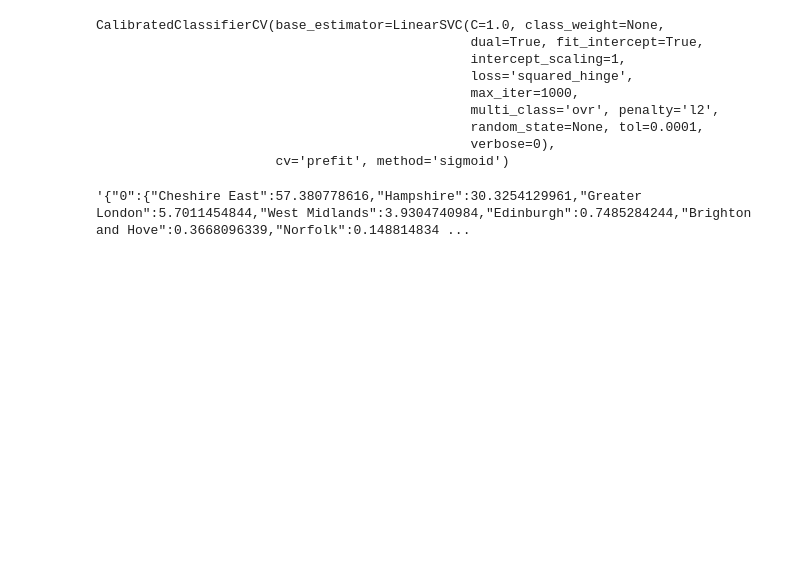
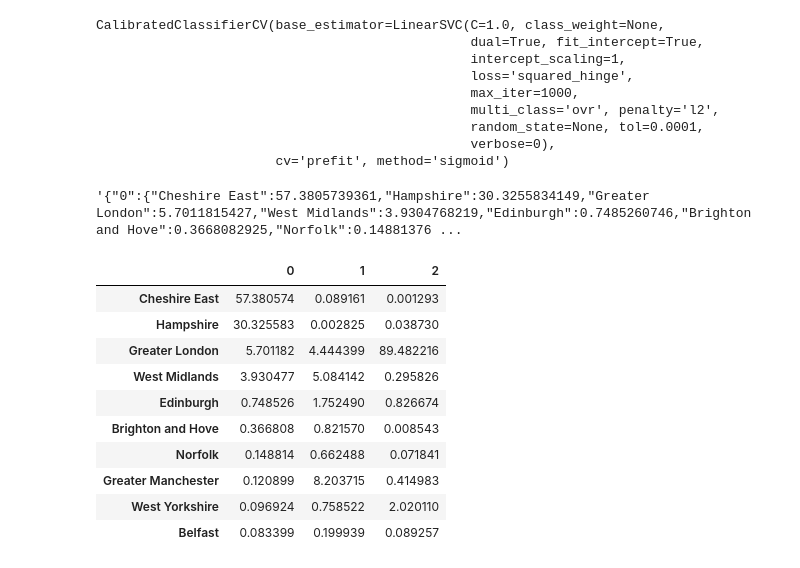
Before and after one commit to rmsreis/tweet-classifier, a Jupyter notebook: notebooks/Classification_Models.ipynb, the cells around one changed output. Cells and saved outputs as stored; diff of their text form; code cells hidden in the pictures; blank space fills up the shorter version.

```diff
--- a/notebooks/Classification_Models.ipynb
+++ b/notebooks/Classification_Models.ipynb
@@ -377,7 +373,7 @@ transformer_filename = 'saved_models/svc_transf.pkl'
 counter_filename = 'saved_models/svc_counter.pkl'
 
 # Conty labels
-labels_filename = 'saved_models/county_labels'
+labels_filename = 'saved_models/county_labels.pkl'
 
 labels = joblib.load(labels_filename)
 tf = joblib.load(transformer_filename)
@@ -407,4 +403,18 @@ predictions = pd.DataFrame(clf.predict_proba(text_features)*100, columns=labels.
 # %%
 predictions.sort_values(0, ascending = False).head(10).to_json()
 # %% [output]
-'{"0":{"Cheshire East":57.380778616,"Hampshire":30.3254129961,"Greater London":5.7011454844,"West Midlands":3.9304740984,"Edinburgh":0.7485284244,"Brighton and Hove":0.3668096339,"Norfolk":0.148814834 ...
+'{"0":{"Cheshire East":57.3805739361,"Hampshire":30.3255834149,"Greater London":5.7011815427,"West Midlands":3.9304768219,"Edinburgh":0.7485260746,"Brighton and Hove":0.3668082925,"Norfolk":0.14881376 ...
+# %%
+predictions.sort_values(0, ascending = False).head(10)
+# %% [output]
+|  | 0 | 1 | 2 |
+| Cheshire East | 57.380574 | 0.089161 | 0.001293 |
+| Hampshire | 30.325583 | 0.002825 | 0.038730 |
+| Greater London | 5.701182 | 4.444399 | 89.482216 |
+| West Midlands | 3.930477 | 5.084142 | 0.295826 |
+| Edinburgh | 0.748526 | 1.752490 | 0.826674 |
+| Brighton and Hove | 0.366808 | 0.821570 | 0.008543 |
+| Norfolk | 0.148814 | 0.662488 | 0.071841 |
+| Greater Manchester | 0.120899 | 8.203715 | 0.414983 |
+| West Yorkshire | 0.096924 | 0.758522 | 2.020110 |
+| Belfast | 0.083399 | 0.199939 | 0.089257 |
```
Also changed, not shown: parts of 6 cells of this notebook, 2 other files.
